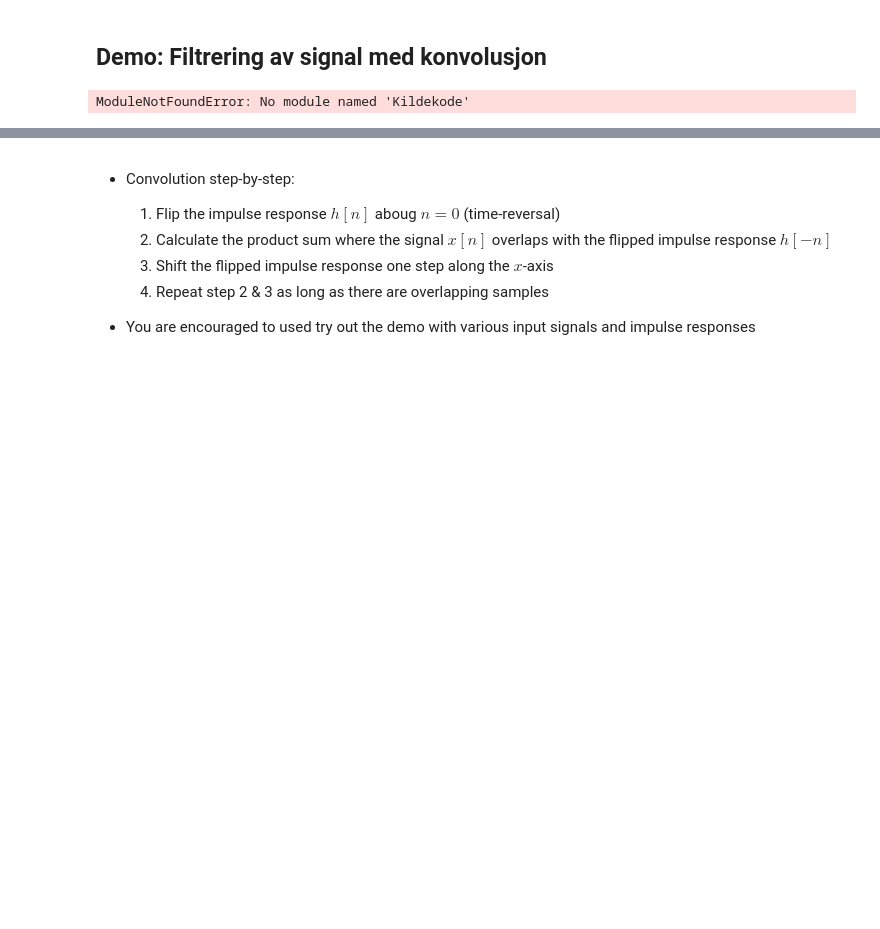
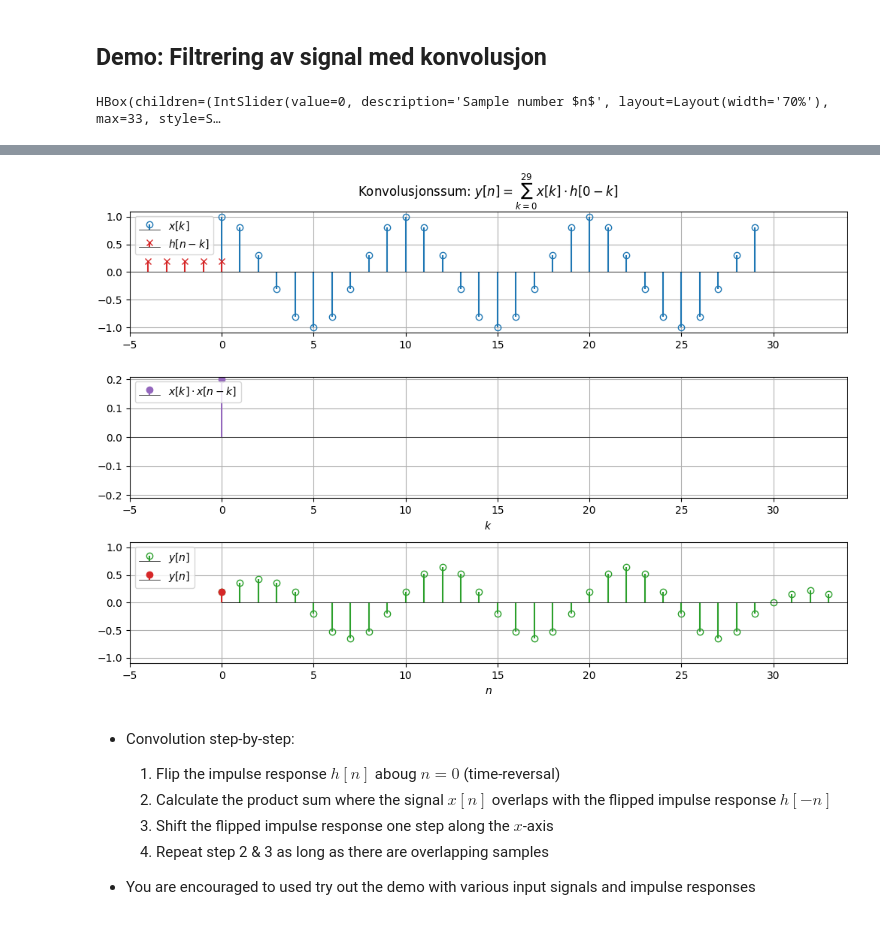
Before and after one commit to kaierih/AIS2201-Lecture_Notes, a Jupyter notebook: digital_filters/convolution.ipynb, the cells around one changed output, grey strips where cells are left out. Drawn from its saved outputs; the diff is of its cells as text; code cells hidden in the pictures; blank space fills up the shorter version.

Commit message:
Convolution lecture done

```diff
--- a/digital_filters/convolution.ipynb
+++ b/digital_filters/convolution.ipynb
@@ -144,9 +167,9 @@ y[n] &= \sum_{k=-\infty}^{\infty} x[k]\cdot h[n-k]\\
 # %% [markdown]
 ## Demo: Filtrering av signal med konvolusjon
 # %%
-from Kildekode._10_Konvolusjon import convolutionDemo
+from demos import ConvolutionDemo
 n = np.arange(30); xn = np.cos(pi/5*n) # Sinussekvens
 hn =  np.array(np.ones(5)/5)                      #
-convolutionDemo(xn, hn, fig_num=2,figsize=(10,7));    #
+ConvolutionDemo(xn, hn, fig_num=2,figsize=(10,7));    #
 # %% [output]
-ModuleNotFoundError: No module named 'Kildekode'
+HBox(children=(IntSlider(value=0, description='Sample number $n$', layout=Layout(width='70%'), max=33, style=S…
@@ -153,3 +177,4 @@ ModuleNotFoundError: No module named 'Kildekode'
+[figure, added]
 # %% [markdown]
 * Convolution step-by-step:
     1. Flip the impulse response $h[n]$ aboug $n=0$ (time-reversal)
```
Also changed, not shown: parts of 46 cells of this notebook, 4 other files.
